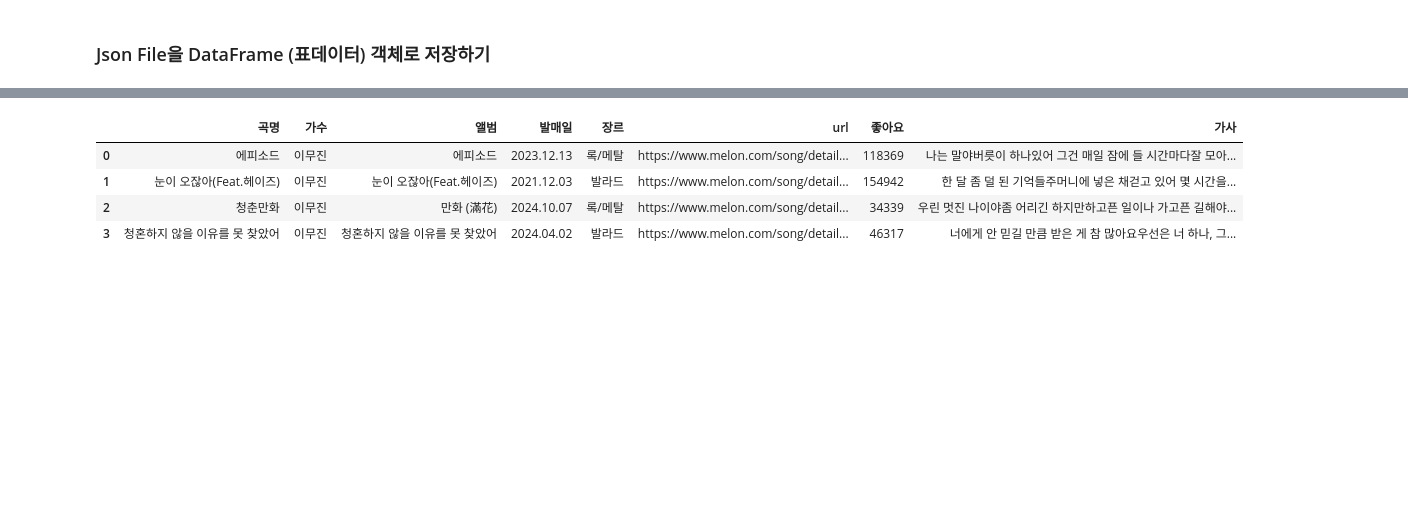
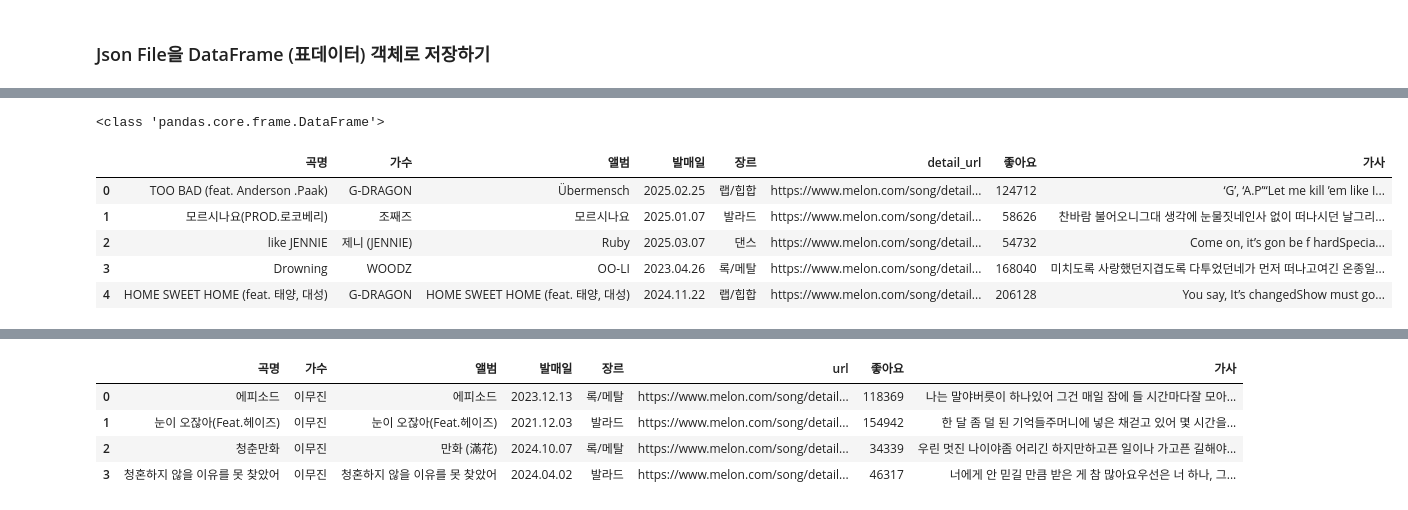
Before and after one commit to J-millar99/Python_Webscraping_Analysis, a Jupyter notebook: 04.Melon100차트_데이터파싱_DB저장.ipynb, the cells around one changed output, grey strips where cells are left out. Saved outputs shown, nothing was run; the diff lists cells and outputs as text; code cells hidden in the pictures; blank space fills up the shorter version.

```diff
--- a/04.Melon100차트_데이터파싱_DB저장.ipynb
+++ b/04.Melon100차트_데이터파싱_DB저장.ipynb
@@ -179,0 +176,14 @@ print('===> 100 곡 노래 파싱 끝')
+# %%
+import pandas as pd
+
+song_df = pd.read_json('data/songs100.json') # ctrl + space : 불러오기
+print(type(song_df))
+song_df.head()
+# %% [output]
+<class 'pandas.core.frame.DataFrame'>
+|  | 곡명 | 가수 | 앨범 | 발매일 | 장르 | detail_url | 좋아요 | 가사 |
+| 0 | TOO BAD (feat. Anderson .Paak) | G-DRAGON | Übermensch | 2025.02.25 | 랩/힙합 | https://www.melon.com/song/detail... | 124712 | ‘G’, ‘A.P’“Let me kill ’em like I... |
+| 1 | 모르시나요(PROD.로코베리) | 조째즈 | 모르시나요 | 2025.01.07 | 발라드 | https://www.melon.com/song/detail... | 58626 | 찬바람 불어오니그대 생각에 눈물짓네인사 없이 떠나시던 날그리... |
+| 2 | like JENNIE | 제니 (JENNIE) | Ruby | 2025.03.07 | 댄스 | https://www.melon.com/song/detail... | 54732 | Come on, it’s gon be f hardSpecia... |
+| 3 | Drowning | WOODZ | OO-LI | 2023.04.26 | 록/메탈 | https://www.melon.com/song/detail... | 168040 | 미치도록 사랑했던지겹도록 다투었던네가 먼저 떠나고여긴 온종일... |
+| 4 | HOME SWEET HOME (feat. 태양, 대성) | G-DRAGON | HOME SWEET HOME (feat. 태양, 대성) | 2024.11.22 | 랩/힙합 | https://www.melon.com/song/detail... | 206128 | You say, It’s changedShow must go... |
```
Also changed, not shown: parts of 5 cells of this notebook, 1 other file.
